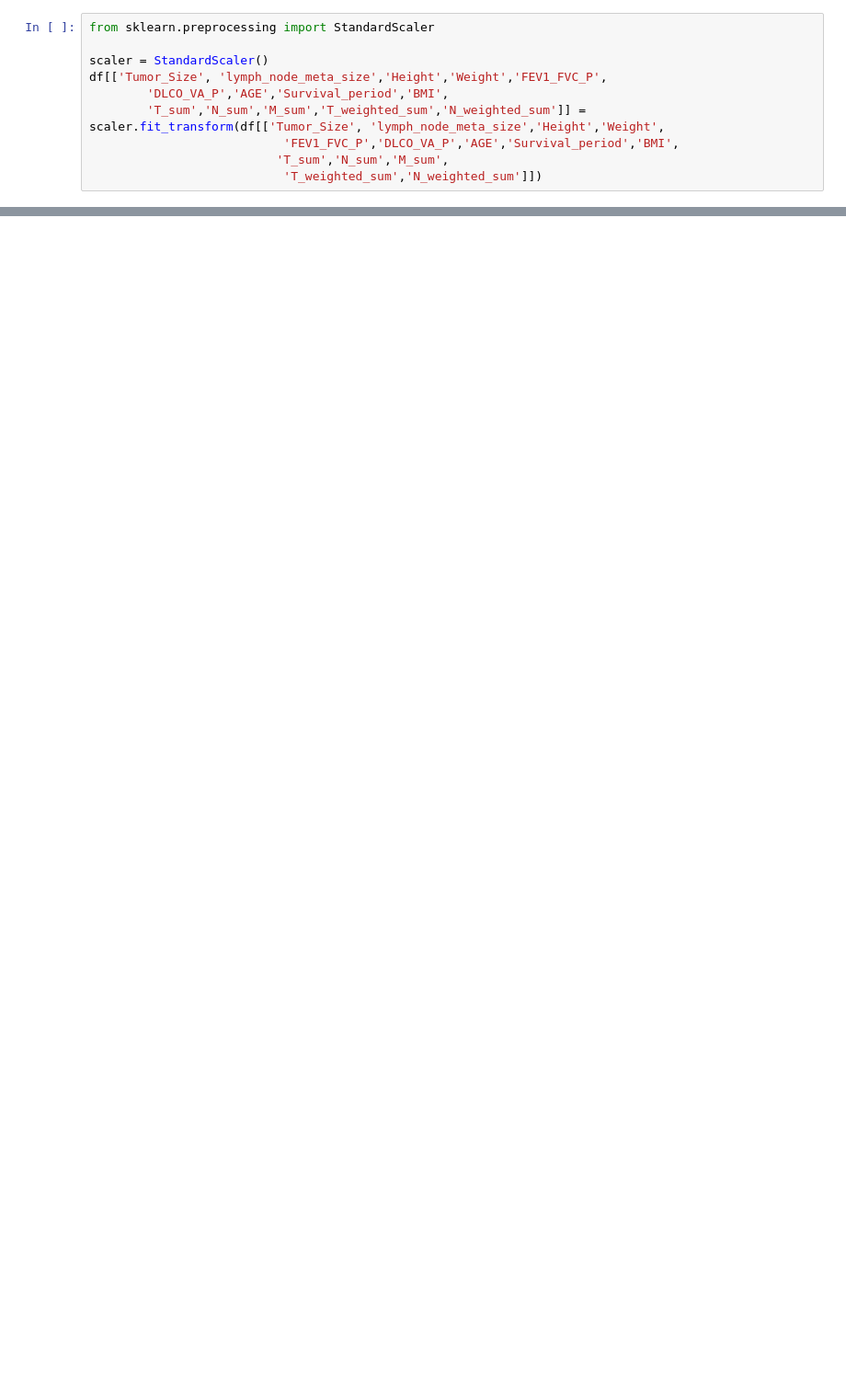
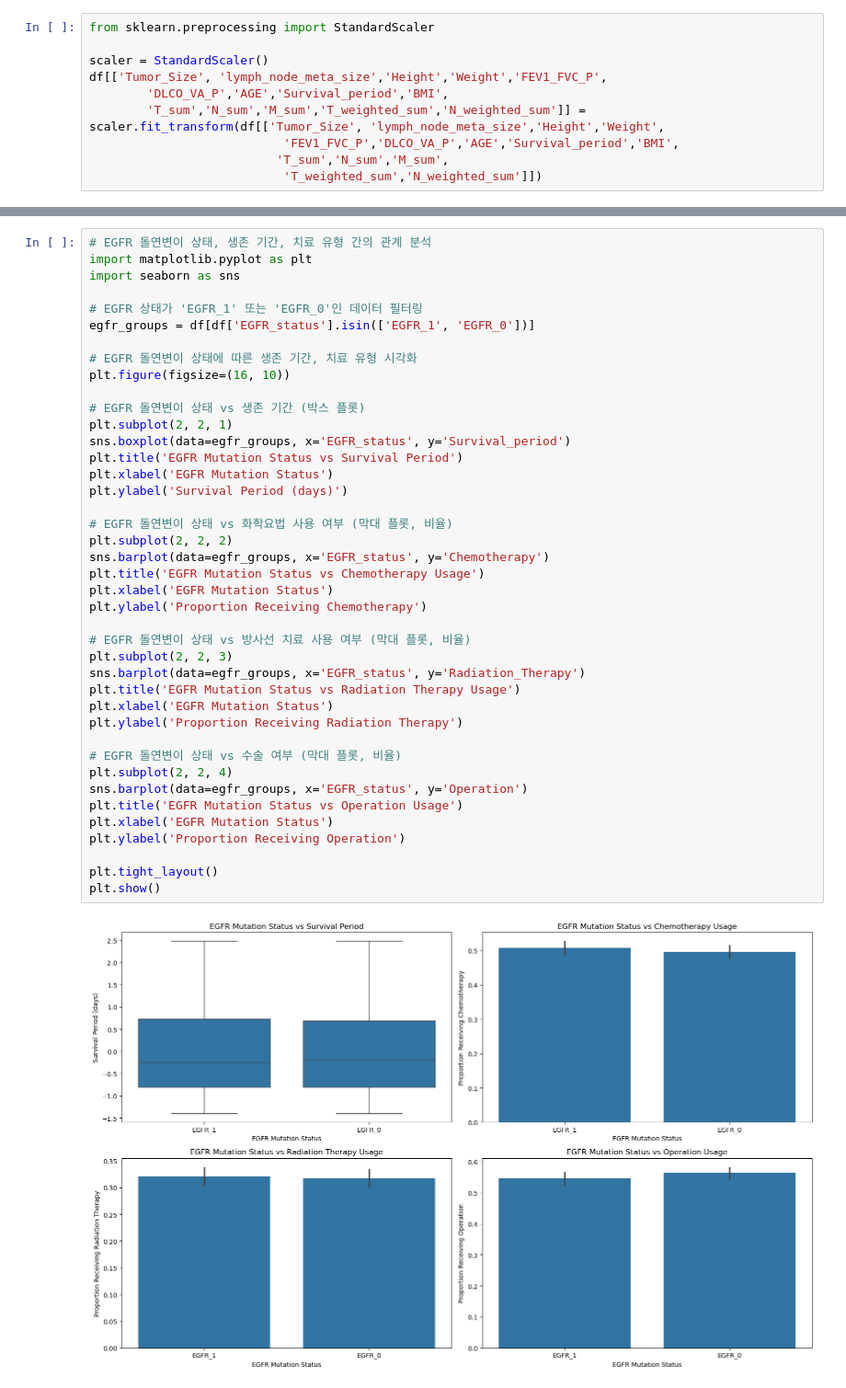
Before and after one commit to iam5027210/wassup_pj1, a Jupyter notebook: LungCancer.ipynb, the cells around one changed output, grey strips where cells are left out. Shown at 92% size. Drawn from its saved outputs; the diff is of its cells as text; blank space fills up the shorter version.

```diff
--- a/LungCancer.ipynb
+++ b/LungCancer.ipynb
@@ -186,0 +287,43 @@ Index(['AGE', 'Stage', 'Tumor_Size', 'lymph_node_meta_size', 'Adenocarcinoma',
+# %%
+# EGFR 돌연변이 상태, 생존 기간, 치료 유형 간의 관계 분석
+import matplotlib.pyplot as plt
+import seaborn as sns
+
+# EGFR 상태가 'EGFR_1' 또는 'EGFR_0'인 데이터 필터링
+egfr_groups = df[df['EGFR_status'].isin(['EGFR_1', 'EGFR_0'])]
+
+# EGFR 돌연변이 상태에 따른 생존 기간, 치료 유형 시각화
+plt.figure(figsize=(16, 10))
+
+# EGFR 돌연변이 상태 vs 생존 기간 (박스 플롯)
+plt.subplot(2, 2, 1)
+sns.boxplot(data=egfr_groups, x='EGFR_status', y='Survival_period')
+plt.title('EGFR Mutation Status vs Survival Period')
+plt.xlabel('EGFR Mutation Status')
+plt.ylabel('Survival Period (days)')
+
+# EGFR 돌연변이 상태 vs 화학요법 사용 여부 (막대 플롯, 비율)
+plt.subplot(2, 2, 2)
+sns.barplot(data=egfr_groups, x='EGFR_status', y='Chemotherapy')
+plt.title('EGFR Mutation Status vs Chemotherapy Usage')
+plt.xlabel('EGFR Mutation Status')
+plt.ylabel('Proportion Receiving Chemotherapy')
+
+# EGFR 돌연변이 상태 vs 방사선 치료 사용 여부 (막대 플롯, 비율)
+plt.subplot(2, 2, 3)
+sns.barplot(data=egfr_groups, x='EGFR_status', y='Radiation_Therapy')
+plt.title('EGFR Mutation Status vs Radiation Therapy Usage')
+plt.xlabel('EGFR Mutation Status')
+plt.ylabel('Proportion Receiving Radiation Therapy')
+
+# EGFR 돌연변이 상태 vs 수술 여부 (막대 플롯, 비율)
+plt.subplot(2, 2, 4)
+sns.barplot(data=egfr_groups, x='EGFR_status', y='Operation')
+plt.title('EGFR Mutation Status vs Operation Usage')
+plt.xlabel('EGFR Mutation Status')
+plt.ylabel('Proportion Receiving Operation')
+
+plt.tight_layout()
+plt.show()
+# %% [output]
+[figure, added]
```
Also changed, not shown: parts of 9 cells of this notebook.
